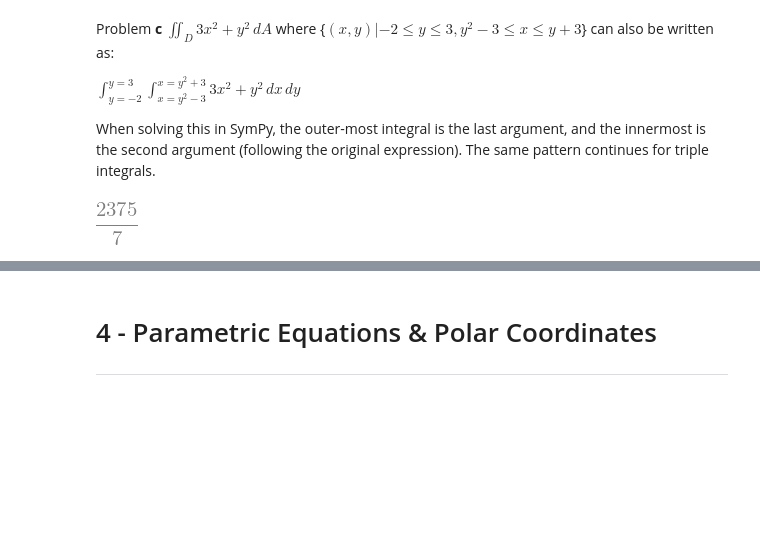
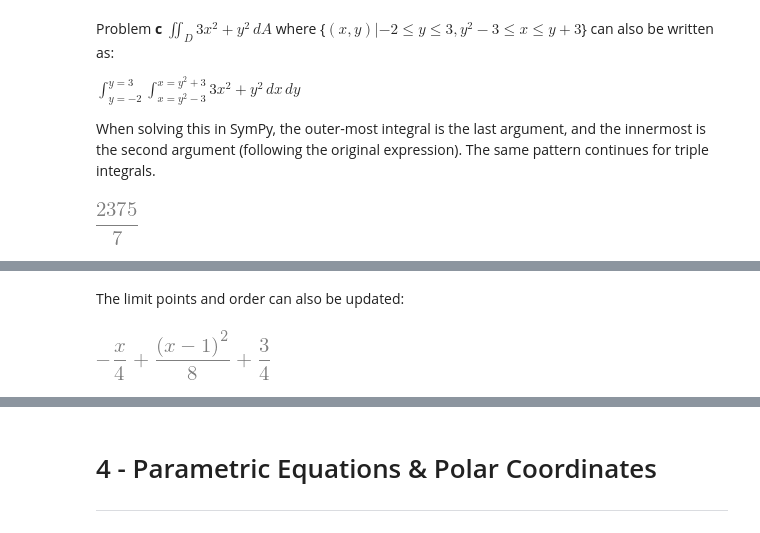
Before and after one commit to bentontripp/menial-congenial, a Jupyter notebook: tutorials/calculus/calculus_tutorial.ipynb, the cells around one changed output, grey strips where cells are left out. Saved outputs shown, nothing was run; the diff lists cells and outputs as text; code cells hidden in the pictures; blank space fills up the shorter version.

```diff
--- a/tutorials/calculus/calculus_tutorial.ipynb
+++ b/tutorials/calculus/calculus_tutorial.ipynb
@@ -314,0 +345,6 @@ _______________________
+# %% [markdown]
+The limit points and order can also be updated:
+# %%
+f_x.series(x, x0=1, n=3).removeO()
+# %% [output]
+[figure, added]
```
Also changed, not shown: parts of 19 cells of this notebook, 6 other files.
